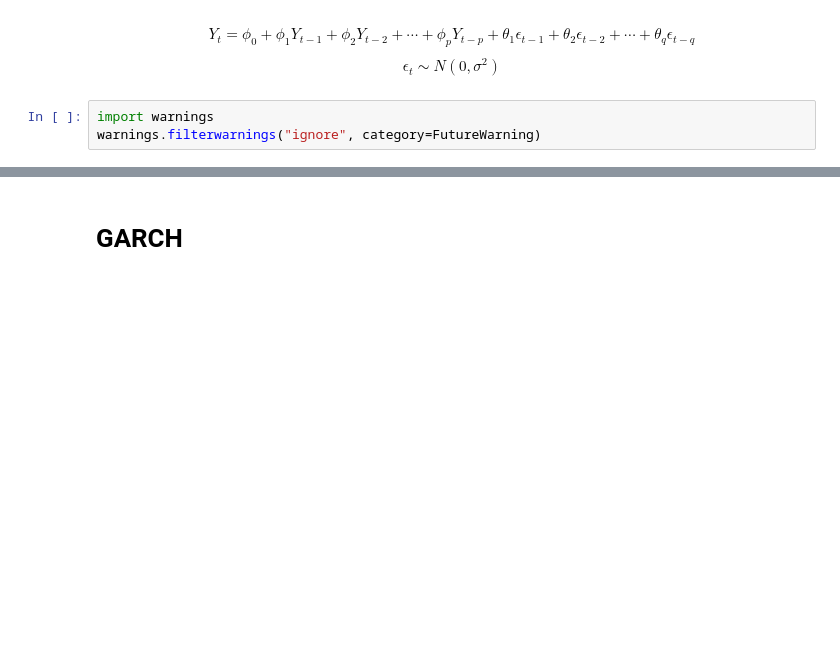
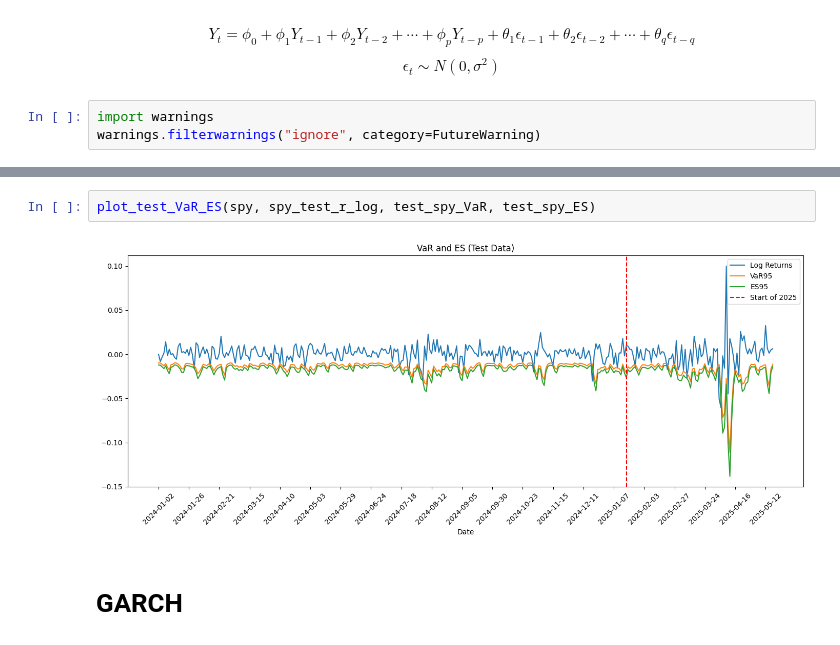
Before and after one commit to Lukirby/Stress-Testing-a-Markowitz-Portfolio, a Jupyter notebook: luca.ipynb, the cells around one changed output, grey strips where cells are left out. Cells and saved outputs as stored; diff of their text form; blank space fills up the shorter version.

```diff
--- a/luca.ipynb
+++ b/luca.ipynb
@@ -343,3 +391,7 @@ plt.show()
+# %%
+plot_test_VaR_ES(spy, spy_test_r_log, test_spy_VaR, test_spy_ES)
+# %% [output]
+[figure, added]
 # %% [markdown]
 # GARCH
 # %% [markdown]
```
Also changed, not shown: parts of 25 cells of this notebook.
